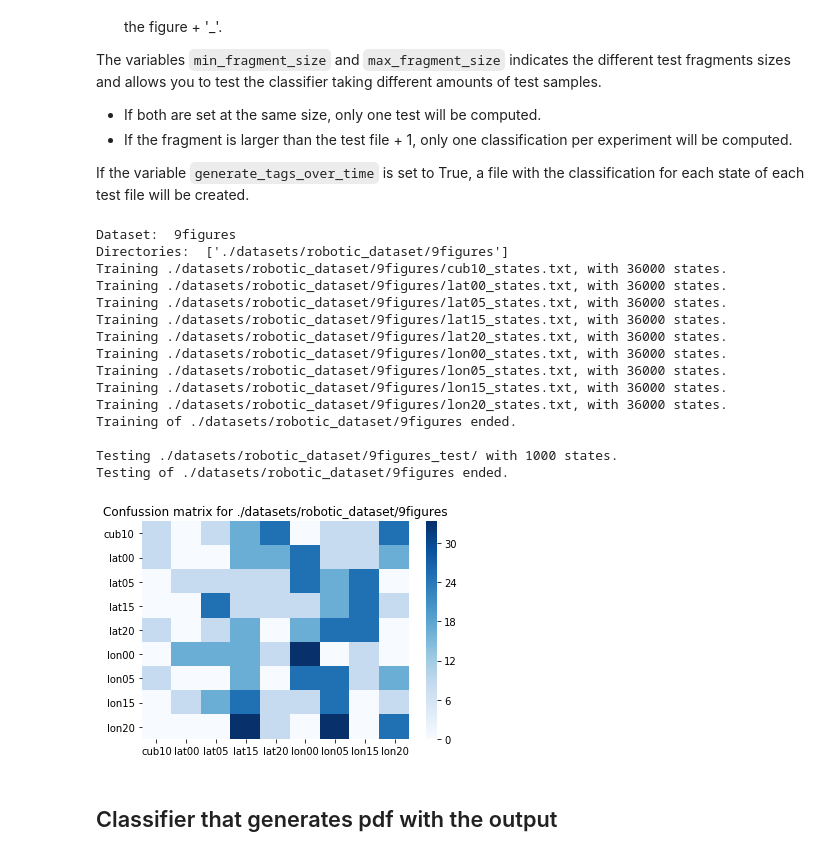
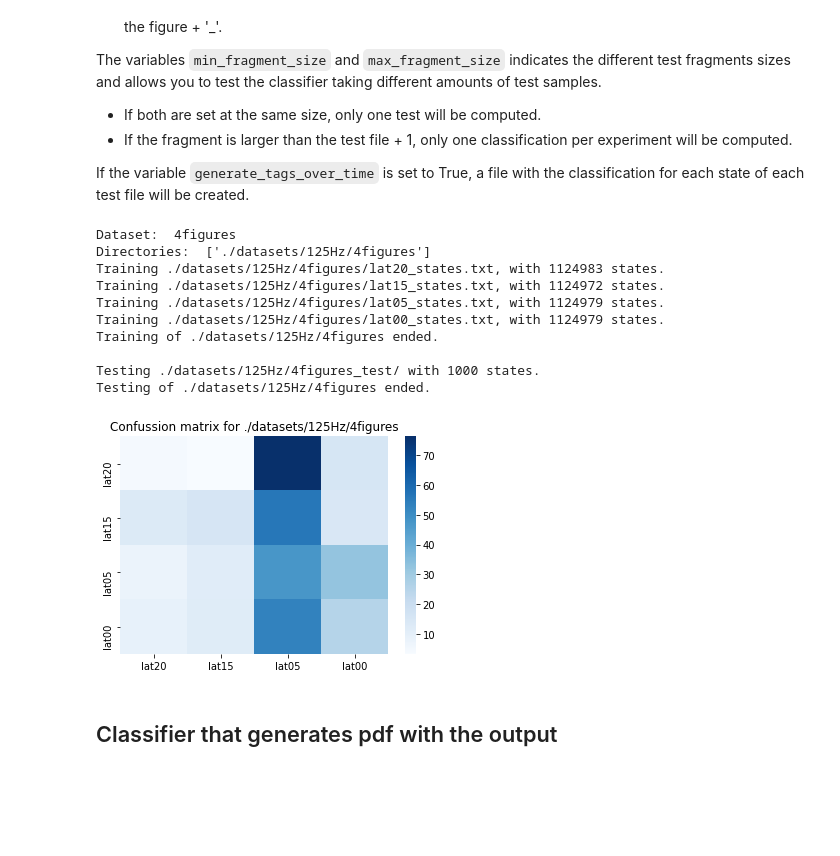
Before and after one commit to davidmiralles/Naive_Bayes_Classifier, a Jupyter notebook: bayes.ipynb, the cells around one changed output. Drawn from its saved outputs; the diff is of its cells as text; code cells hidden in the pictures; blank space fills up the shorter version.

````diff
--- a/bayes.ipynb
+++ b/bayes.ipynb
@@ -174,7 +174,7 @@ def plot_accuracy(hist_acc, x_ticks, figures, path,
                   fig_dir='./results/figures/', save_results=False):
 
     fig_name = path.split('/')
-    fig_name = fig_name[len(fig_name)-1]
+    fig_name = fig_name[len(fig_name)-2]+'_'+fig_name[len(fig_name)-1]
 
     #Just one fragment classification test
     if len(x_ticks) == 1:
@@ -330,59 +330,53 @@
 
 If the variable ```generate_tags_over_time``` is set to True, a file with the classification for each state of each test file will be created.
 # %%
-dataset = './datasets/robotic_dataset'
+dataset = './datasets/40Hz'
 
 min_fragment_size = 1000
 max_fragment_size = 1000
 generate_tags_over_time = False
 print_percentages = True
 save_results = True
 
 #Clean results
 res_dir = './results'
 class_dir = './results/classification'
 perc_dir = './results/percentages'
 fig_dir = './results/figures/'
 
-if os.path.exists(res_dir):
-    shutil.rmtree(res_dir)
-os.mkdir(res_dir)
-os.mkdir(class_dir)
-os.mkdir(perc_dir)
-os.mkdir(fig_dir)
+if not os.path.exists(res_dir):
+    os.mkdir(res_dir)
+    os.mkdir(class_dir)
+    os.mkdir(perc_dir)
+    os.mkdir(fig_dir)
 
 #For each training directory in dataset
 directories = []
 for baseline in os.listdir(dataset):
     if not 'test' in baseline and not '.DS_Store' in baseline:
         print('Dataset: ', baseline)
         directories.append(dataset + '/' + baseline)
 
 if (min_fragment_size != max_fragment_size) and generate_tags_over_time == True:
     print('Error! Tags can only be computed for a specific fragment size (min = max).')
     print('Remember that if (max_fragment_size < 12000/2 + 1) multiple classification batches will be generated')
 else:
     print('Directories: ', directories)
     classify(directories, min_fragment_size, max_fragment_size,
              generate_tags_over_time, print_percentages,
              fig_dir, save_results)
 # %% [output]
-Dataset:  9figures
-Directories:  ['./datasets/robotic_dataset/9figures']
-Training ./datasets/robotic_dataset/9figures/cub10_states.txt, with 36000 states.
-Training ./datasets/robotic_dataset/9figures/lat00_states.txt, with 36000 states.
-Training ./datasets/robotic_dataset/9figures/lat05_states.txt, with 36000 states.
-Training ./datasets/robotic_dataset/9figures/lat15_states.txt, with 36000 states.
-Training ./datasets/robotic_dataset/9figures/lat20_states.txt, with 36000 states.
-Training ./datasets/robotic_dataset/9figures/lon00_states.txt, with 36000 states.
-Training ./datasets/robotic_dataset/9figures/lon05_states.txt, with 36000 states.
-Training ./datasets/robotic_dataset/9figures/lon15_states.txt, with 36000 states.
-Training ./datasets/robotic_dataset/9figures/lon20_states.txt, with 36000 states.
-Training of ./datasets/robotic_dataset/9figures ended.
+Dataset:  4figures
+Directories:  ['./datasets/125Hz/4figures']
+Training ./datasets/125Hz/4figures/lat20_states.txt, with 1124983 states.
+Training ./datasets/125Hz/4figures/lat15_states.txt, with 1124972 states.
+Training ./datasets/125Hz/4figures/lat05_states.txt, with 1124979 states.
+Training ./datasets/125Hz/4figures/lat00_states.txt, with 1124979 states.
+Training of ./datasets/125Hz/4figures ended.
 
-Testing ./datasets/robotic_dataset/9figures_test/ with 1000 states.
-Testing of ./datasets/robotic_dataset/9figures ended.
+Testing ./datasets/125Hz/4figures_test/ with 1000 states.
+Testing of ./datasets/125Hz/4figures ended.
-[figure, old version]
+[figure, new version]
 # %% [markdown]
 ## Classifier that generates pdf with the output
 # %%
````
Also changed, not shown: 6 other files.
